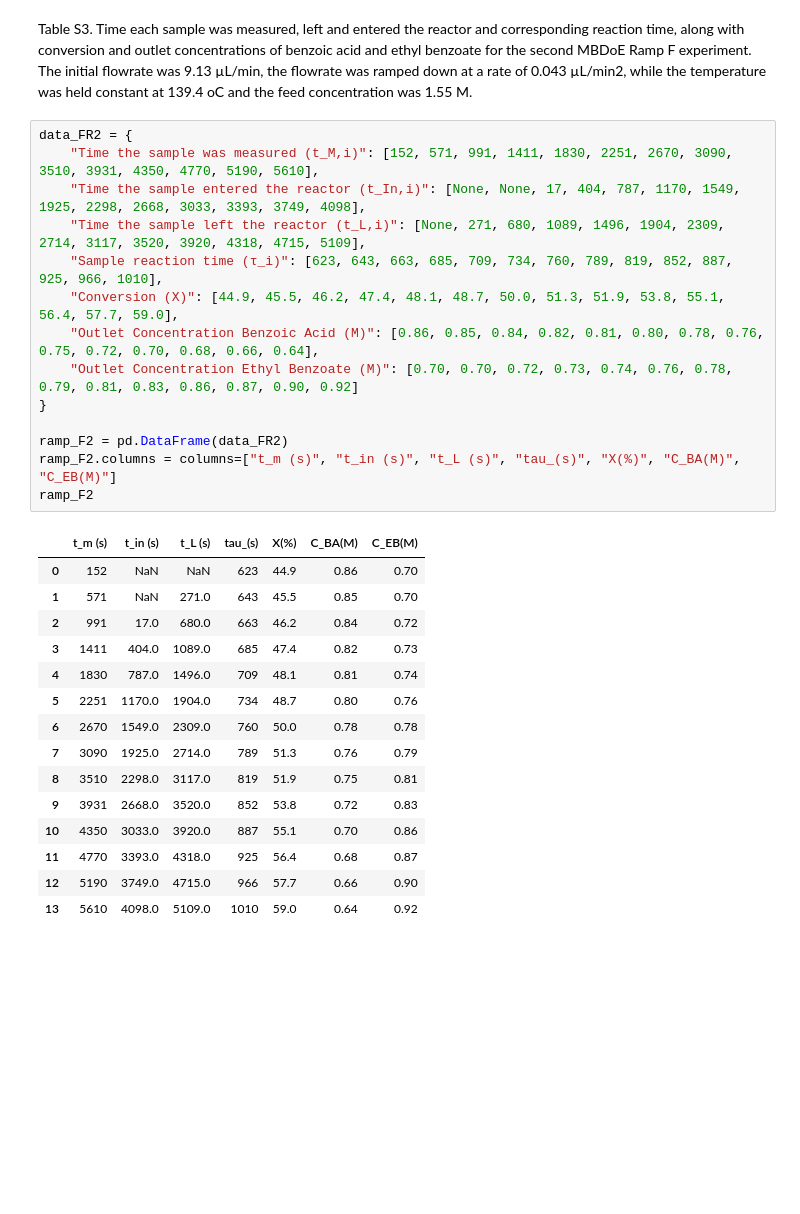
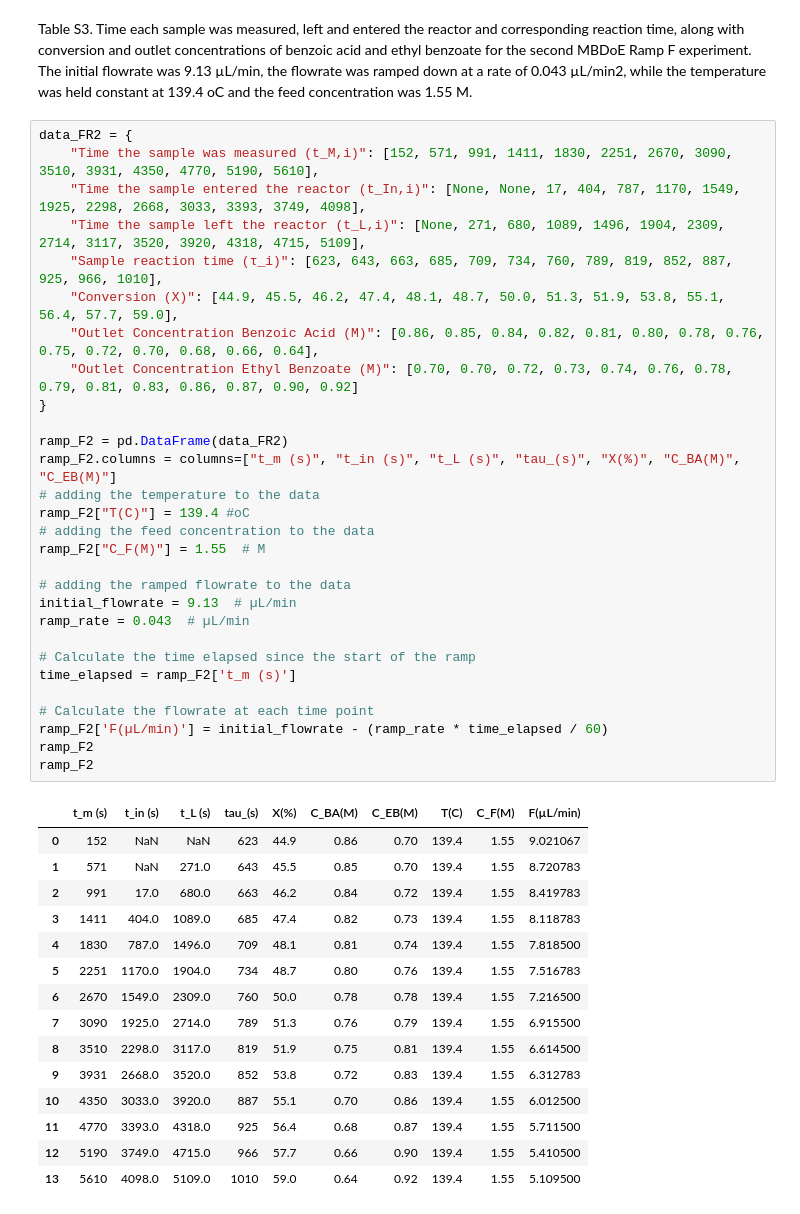
Before and after one commit to smondal13/optimization-project, a Jupyter notebook: MBDOE-project.ipynb, the cells around one changed output. Drawn from its saved outputs; the diff is of its cells as text; blank space fills up the shorter version.

```diff
--- a/MBDOE-project.ipynb
+++ b/MBDOE-project.ipynb
@@ -122,30 +130,45 @@ Ramp F experiment. The initial flowrate was 9.13 µL/min, the flowrate was rampe
 # %%
 data_FR2 = {
     "Time the sample was measured (t_M,i)": [152, 571, 991, 1411, 1830, 2251, 2670, 3090, 3510, 3931, 4350, 4770, 5190, 5610],
     "Time the sample entered the reactor (t_In,i)": [None, None, 17, 404, 787, 1170, 1549, 1925, 2298, 2668, 3033, 3393, 3749, 4098],
     "Time the sample left the reactor (t_L,i)": [None, 271, 680, 1089, 1496, 1904, 2309, 2714, 3117, 3520, 3920, 4318, 4715, 5109],
     "Sample reaction time (τ_i)": [623, 643, 663, 685, 709, 734, 760, 789, 819, 852, 887, 925, 966, 1010],
     "Conversion (X)": [44.9, 45.5, 46.2, 47.4, 48.1, 48.7, 50.0, 51.3, 51.9, 53.8, 55.1, 56.4, 57.7, 59.0],
     "Outlet Concentration Benzoic Acid (M)": [0.86, 0.85, 0.84, 0.82, 0.81, 0.80, 0.78, 0.76, 0.75, 0.72, 0.70, 0.68, 0.66, 0.64],
     "Outlet Concentration Ethyl Benzoate (M)": [0.70, 0.70, 0.72, 0.73, 0.74, 0.76, 0.78, 0.79, 0.81, 0.83, 0.86, 0.87, 0.90, 0.92]
 }
 
 ramp_F2 = pd.DataFrame(data_FR2)
 ramp_F2.columns = columns=["t_m (s)", "t_in (s)", "t_L (s)", "tau_(s)", "X(%)", "C_BA(M)", "C_EB(M)"]
+# adding the temperature to the data
+ramp_F2["T(C)"] = 139.4 #oC
+# adding the feed concentration to the data
+ramp_F2["C_F(M)"] = 1.55  # M
+
+# adding the ramped flowrate to the data
+initial_flowrate = 9.13  # µL/min
+ramp_rate = 0.043  # µL/min
+
+# Calculate the time elapsed since the start of the ramp
+time_elapsed = ramp_F2['t_m (s)']
+
+# Calculate the flowrate at each time point
+ramp_F2['F(µL/min)'] = initial_flowrate - (ramp_rate * time_elapsed / 60)
 ramp_F2
+ramp_F2
 # %% [output]
-|  | t_m (s) | t_in (s) | t_L (s) | tau_(s) | X(%) | C_BA(M) | C_EB(M) |
-| 0 | 152 | NaN | NaN | 623 | 44.9 | 0.86 | 0.70 |
-| 1 | 571 | NaN | 271.0 | 643 | 45.5 | 0.85 | 0.70 |
-| 2 | 991 | 17.0 | 680.0 | 663 | 46.2 | 0.84 | 0.72 |
-| 3 | 1411 | 404.0 | 1089.0 | 685 | 47.4 | 0.82 | 0.73 |
-| 4 | 1830 | 787.0 | 1496.0 | 709 | 48.1 | 0.81 | 0.74 |
-| 5 | 2251 | 1170.0 | 1904.0 | 734 | 48.7 | 0.80 | 0.76 |
-| 6 | 2670 | 1549.0 | 2309.0 | 760 | 50.0 | 0.78 | 0.78 |
-| 7 | 3090 | 1925.0 | 2714.0 | 789 | 51.3 | 0.76 | 0.79 |
-| 8 | 3510 | 2298.0 | 3117.0 | 819 | 51.9 | 0.75 | 0.81 |
-| 9 | 3931 | 2668.0 | 3520.0 | 852 | 53.8 | 0.72 | 0.83 |
-| 10 | 4350 | 3033.0 | 3920.0 | 887 | 55.1 | 0.70 | 0.86 |
-| 11 | 4770 | 3393.0 | 4318.0 | 925 | 56.4 | 0.68 | 0.87 |
-| 12 | 5190 | 3749.0 | 4715.0 | 966 | 57.7 | 0.66 | 0.90 |
-| 13 | 5610 | 4098.0 | 5109.0 | 1010 | 59.0 | 0.64 | 0.92 |
+|  | t_m (s) | t_in (s) | t_L (s) | tau_(s) | X(%) | C_BA(M) | C_EB(M) | T(C) | C_F(M) | F(µL/min) |
+| 0 | 152 | NaN | NaN | 623 | 44.9 | 0.86 | 0.70 | 139.4 | 1.55 | 9.021067 |
+| 1 | 571 | NaN | 271.0 | 643 | 45.5 | 0.85 | 0.70 | 139.4 | 1.55 | 8.720783 |
+| 2 | 991 | 17.0 | 680.0 | 663 | 46.2 | 0.84 | 0.72 | 139.4 | 1.55 | 8.419783 |
+| 3 | 1411 | 404.0 | 1089.0 | 685 | 47.4 | 0.82 | 0.73 | 139.4 | 1.55 | 8.118783 |
+| 4 | 1830 | 787.0 | 1496.0 | 709 | 48.1 | 0.81 | 0.74 | 139.4 | 1.55 | 7.818500 |
+| 5 | 2251 | 1170.0 | 1904.0 | 734 | 48.7 | 0.80 | 0.76 | 139.4 | 1.55 | 7.516783 |
+| 6 | 2670 | 1549.0 | 2309.0 | 760 | 50.0 | 0.78 | 0.78 | 139.4 | 1.55 | 7.216500 |
+| 7 | 3090 | 1925.0 | 2714.0 | 789 | 51.3 | 0.76 | 0.79 | 139.4 | 1.55 | 6.915500 |
+| 8 | 3510 | 2298.0 | 3117.0 | 819 | 51.9 | 0.75 | 0.81 | 139.4 | 1.55 | 6.614500 |
+| 9 | 3931 | 2668.0 | 3520.0 | 852 | 53.8 | 0.72 | 0.83 | 139.4 | 1.55 | 6.312783 |
+| 10 | 4350 | 3033.0 | 3920.0 | 887 | 55.1 | 0.70 | 0.86 | 139.4 | 1.55 | 6.012500 |
+| 11 | 4770 | 3393.0 | 4318.0 | 925 | 56.4 | 0.68 | 0.87 | 139.4 | 1.55 | 5.711500 |
+| 12 | 5190 | 3749.0 | 4715.0 | 966 | 57.7 | 0.66 | 0.90 | 139.4 | 1.55 | 5.410500 |
+| 13 | 5610 | 4098.0 | 5109.0 | 1010 | 59.0 | 0.64 | 0.92 | 139.4 | 1.55 | 5.109500 |
```
Also changed, not shown: parts of 9 cells of this notebook.
